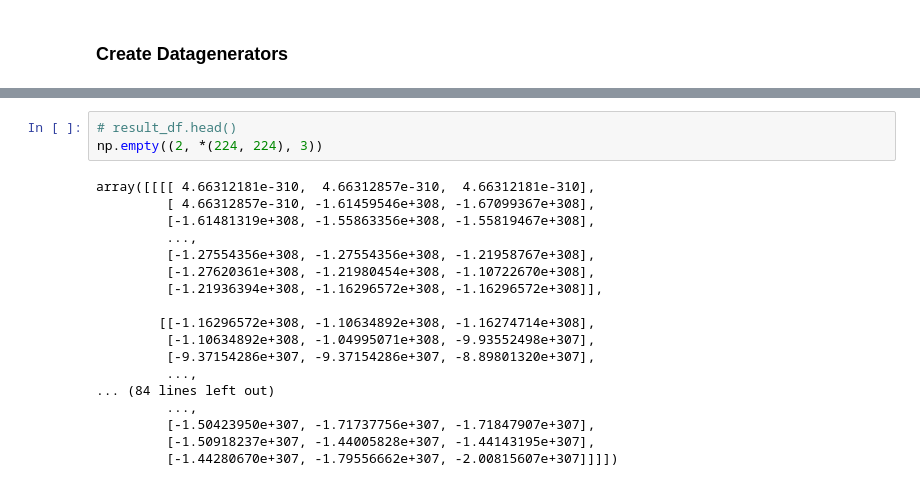
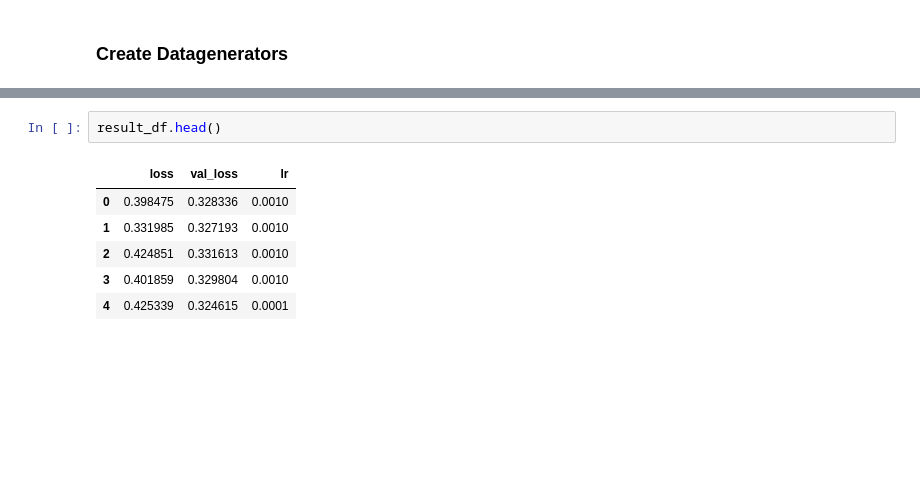
Before and after one commit to maindolaamit/nima, a Jupyter notebook: notebooks/ava_train_mobilenet.ipynb, the cells around one changed output, grey strips where cells are left out. Cells and saved outputs as stored; diff of their text form; blank space fills up the shorter version.

```diff
--- a/notebooks/ava_train_mobilenet.ipynb
+++ b/notebooks/ava_train_mobilenet.ipynb
@@ -183,21 +155,9 @@ KeyboardInterrupt:
-# %%
-# result_df.head()
-np.empty((2, *(224, 224), 3))
-# %% [output]
-array([[[[ 4.66312181e-310,  4.66312857e-310,  4.66312181e-310],
-         [ 4.66312857e-310, -1.61459546e+308, -1.67099367e+308],
-         [-1.61481319e+308, -1.55863356e+308, -1.55819467e+308],
-         ...,
-         [-1.27554356e+308, -1.27554356e+308, -1.21958767e+308],
-         [-1.27620361e+308, -1.21980454e+308, -1.10722670e+308],
-         [-1.21936394e+308, -1.16296572e+308, -1.16296572e+308]],
-
-        [[-1.16296572e+308, -1.10634892e+308, -1.16274714e+308],
-         [-1.10634892e+308, -1.04995071e+308, -9.93552498e+307],
-         [-9.37154286e+307, -9.37154286e+307, -8.89801320e+307],
-         ...,
-... (84 lines left out)
-         ...,
-         [-1.50423950e+307, -1.71737756e+307, -1.71847907e+307],
-         [-1.50918237e+307, -1.44005828e+307, -1.44143195e+307],
-         [-1.44280670e+307, -1.79556662e+307, -2.00815607e+307]]]])
+# %%
+result_df.head()
+# %% [output]
+|  | loss | val_loss | lr |
+| 0 | 0.398475 | 0.328336 | 0.0010 |
+| 1 | 0.331985 | 0.327193 | 0.0010 |
+| 2 | 0.424851 | 0.331613 | 0.0010 |
+| 3 | 0.401859 | 0.329804 | 0.0010 |
+| 4 | 0.425339 | 0.324615 | 0.0001 |
```
Also changed, not shown: parts of 5 cells of this notebook, 6 other files.
